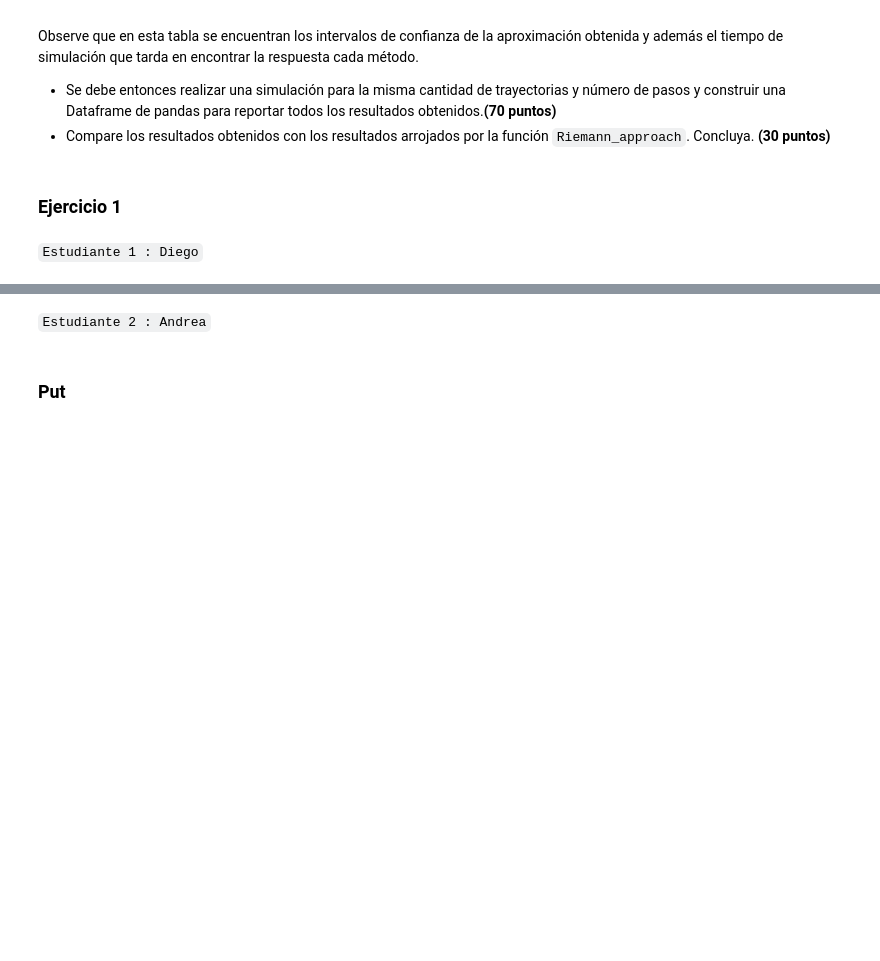
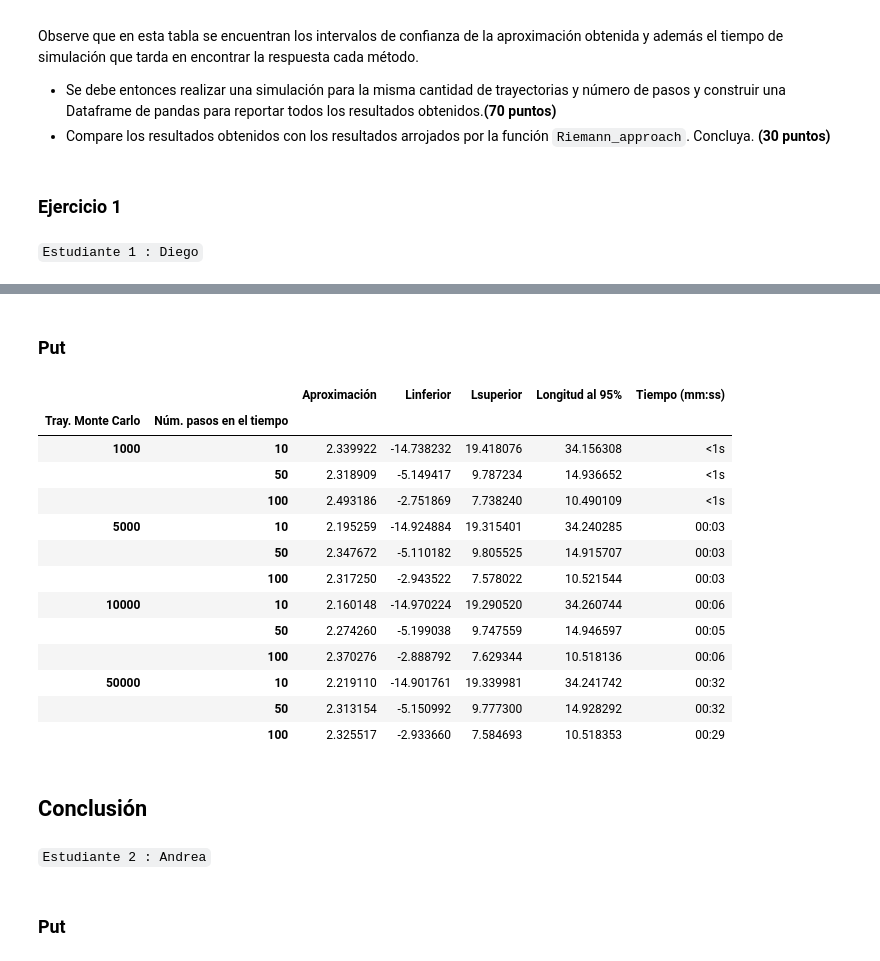
Before and after one commit to diegolazareno/Tarea9_DALopez_AFlores, a Jupyter notebook: Tarea9_DALopez_AFlores.ipynb, the cells around one changed output, grey strips where cells are left out. Saved outputs shown, nothing was run; the diff lists cells and outputs as text; code cells hidden in the pictures; blank space fills up the shorter version.

```diff
--- a/Tarea9_DALopez_AFlores.ipynb
+++ b/Tarea9_DALopez_AFlores.ipynb
@@ -31,3 +208,27 @@ Observe que en esta tabla se encuentran los intervalos de confianza de la aproxi
+# %% [markdown]
+### Put
+# %%
+results4 = []
+[[results4.append(Trapezoid(mu, sigma, S0, j, i, K, "Put")) for i in NSteps] for j in Ntrajectories];
+putTrapezoid = pd.DataFrame(results4, index = index, columns = cols)
+putTrapezoid
+# %% [output]
+|  |  | Aproximación | Linferior | Lsuperior | Longitud al 95% | Tiempo (mm:ss) |
+| Tray. Monte Carlo | Núm. pasos en el tiempo |  |  |  |  |  |
+| 1000 | 10 | 2.339922 | -14.738232 | 19.418076 | 34.156308 | <1s |
+|  | 50 | 2.318909 | -5.149417 | 9.787234 | 14.936652 | <1s |
+|  | 100 | 2.493186 | -2.751869 | 7.738240 | 10.490109 | <1s |
+| 5000 | 10 | 2.195259 | -14.924884 | 19.315401 | 34.240285 | 00:03 |
+|  | 50 | 2.347672 | -5.110182 | 9.805525 | 14.915707 | 00:03 |
+|  | 100 | 2.317250 | -2.943522 | 7.578022 | 10.521544 | 00:03 |
+| 10000 | 10 | 2.160148 | -14.970224 | 19.290520 | 34.260744 | 00:06 |
+|  | 50 | 2.274260 | -5.199038 | 9.747559 | 14.946597 | 00:05 |
+|  | 100 | 2.370276 | -2.888792 | 7.629344 | 10.518136 | 00:06 |
+| 50000 | 10 | 2.219110 | -14.901761 | 19.339981 | 34.241742 | 00:32 |
+|  | 50 | 2.313154 | -5.150992 | 9.777300 | 14.928292 | 00:32 |
+|  | 100 | 2.325517 | -2.933660 | 7.584693 | 10.518353 | 00:29 |
+# %% [markdown]
+## Conclusión
 # %% [markdown]
 `Estudiante 2 : Andrea`
 # %%
```
Also changed, not shown: parts of 10 cells of this notebook.
